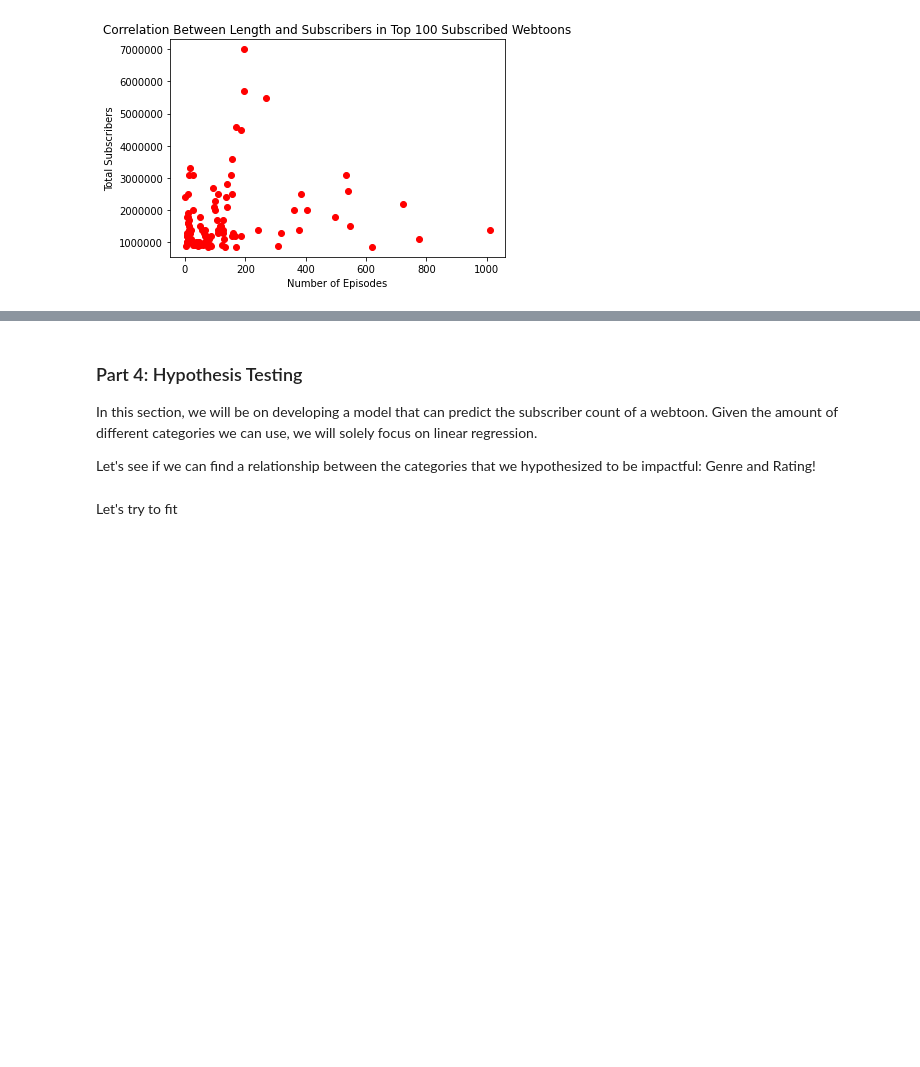
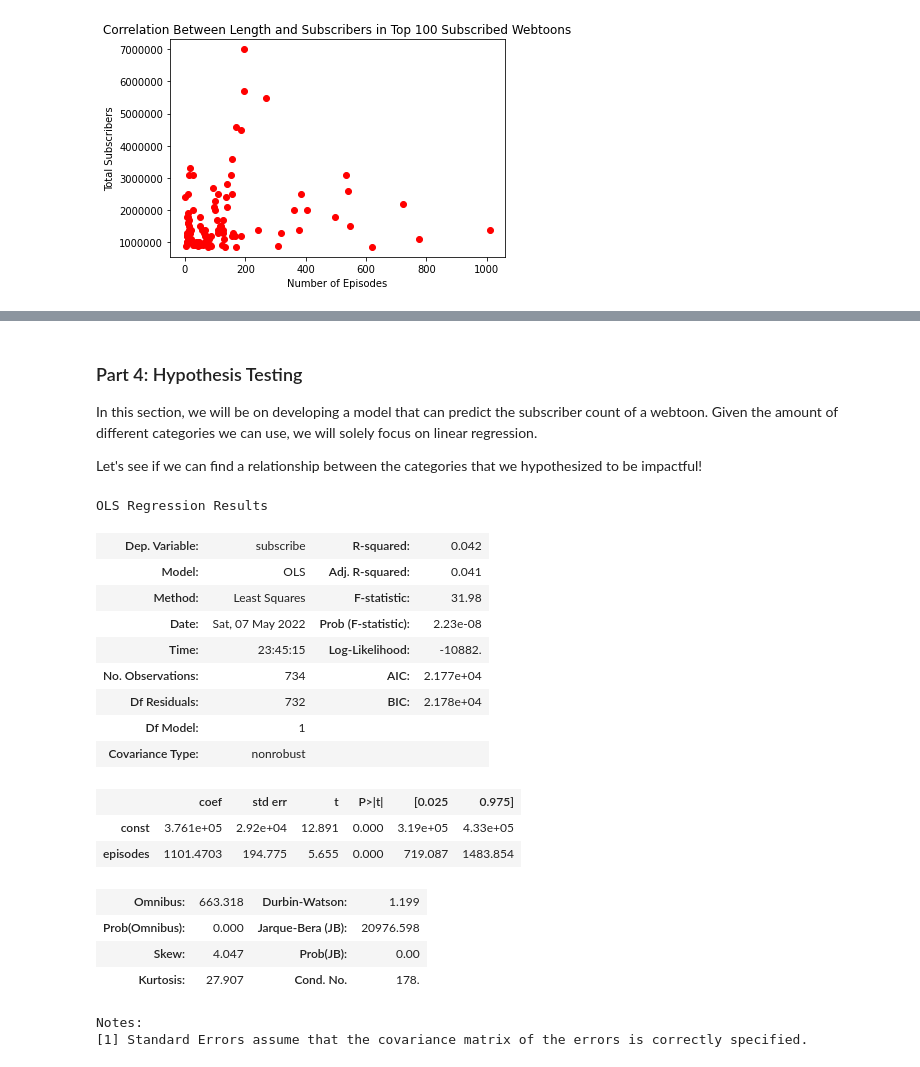
Before and after one commit to mei-lu/cmsc320-final, a Jupyter notebook: final.ipynb, the cells around one changed output, grey strips where cells are left out. Cells and saved outputs as stored; diff of their text form; code cells hidden in the pictures; blank space fills up the shorter version.

Commit message:
regression

```diff
--- a/final.ipynb
+++ b/final.ipynb
@@ -124,17 +123,21 @@ def value_to_int(x):
 # Remove all commas from the numerical columns
 dataset['subscribe'] = dataset['subscribe'].replace(',','', regex=True)
 dataset['likes'] = dataset['likes'].replace(',','', regex=True)
+dataset['episodes'] = dataset['episodes'].replace(',','', regex=True)
 
 dataset['subscribe'] = dataset['subscribe'].apply(value_to_int)
 dataset['likes'] = dataset['likes'].apply(value_to_int)
+dataset['episodes'] = dataset['episodes'].apply(value_to_int)
 
 # Convert to numeric type
 dataset['subscribe'] = pd.to_numeric(pd.Series(dataset.subscribe))
 dataset['likes'] = pd.to_numeric(pd.Series(dataset.likes))
+dataset['episodes'] = pd.to_numeric(pd.Series(dataset.episodes))
 
 print("After Conversion:")
 print(dataset['subscribe'].head())
 print(dataset['likes'].head())
+print(dataset['episodes'].head())
 # %% [output]
 Before Conversion:
 0       4.6M
@@ -362,4 +379,4 @@ It can be good, but it's not a requirement. Only a small amount of authors in th
 
 In this section, we will be on developing a model that can predict the subscriber count of a webtoon. Given the amount of different categories we can use, we will solely focus on linear regression.
 
-Let's see if we can find a relationship between the categories that we hypothesized to be impactful: Genre and Rating!
+Let's see if we can find a relationship between the categories that we hypothesized to be impactful!
@@ -393,2 +382,0 @@ plt.show()
-# %% [markdown]
-Let's try to fit
@@ -400,0 +383,26 @@ print('2010s r_squared: {}'.format(result_10s.rsquared))
+# %%
+x = sm.add_constant(dataset['episodes'])
+y = dataset['subscribe']
+
+result = sm.OLS(y, x).fit()
+result.summary()
+# %% [output]
+OLS Regression Results
+| Dep. Variable: | subscribe | R-squared: | 0.042 |
+| Model: | OLS | Adj. R-squared: | 0.041 |
+| Method: | Least Squares | F-statistic: | 31.98 |
+| Date: | Sat, 07 May 2022 | Prob (F-statistic): | 2.23e-08 |
+| Time: | 23:45:15 | Log-Likelihood: | -10882. |
+| No. Observations: | 734 | AIC: | 2.177e+04 |
+| Df Residuals: | 732 | BIC: | 2.178e+04 |
+| Df Model: | 1 |  |  |
+| Covariance Type: | nonrobust |  |  |
+|  | coef | std err | t | P>|t| | [0.025 | 0.975] |
+| const | 3.761e+05 | 2.92e+04 | 12.891 | 0.000 | 3.19e+05 | 4.33e+05 |
+| episodes | 1101.4703 | 194.775 | 5.655 | 0.000 | 719.087 | 1483.854 |
+| Omnibus: | 663.318 | Durbin-Watson: | 1.199 |
+| Prob(Omnibus): | 0.000 | Jarque-Bera (JB): | 20976.598 |
+| Skew: | 4.047 | Prob(JB): | 0.00 |
+| Kurtosis: | 27.907 | Cond. No. | 178. |
+Notes:
+[1] Standard Errors assume that the covariance matrix of the errors is correctly specified.
```
Also changed, not shown: parts of 10 cells of this notebook, 1 other file.
